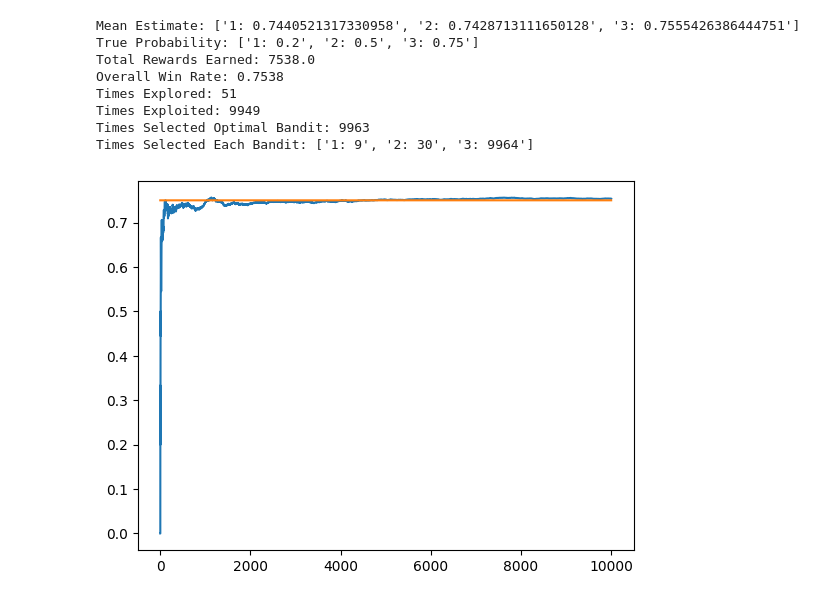
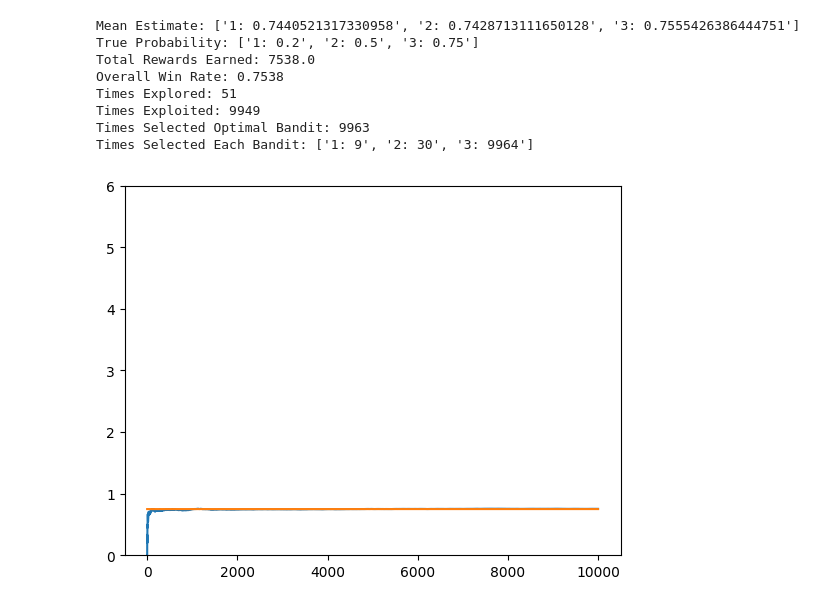
Before and after one commit to clrogers2/reinforcement-learning, a Jupyter notebook: notebooks/01_MultiArmBandit.ipynb, the cells around one changed output. Saved outputs shown, nothing was run; the diff lists cells and outputs as text; code cells hidden in the pictures.

Commit message:
Add TODO to investigate possible bug.
My plot of results doesn't match what I expect should happen.

```diff
--- a/notebooks/01_MultiArmBandit.ipynb
+++ b/notebooks/01_MultiArmBandit.ipynb
@@ -136,6 +136,6 @@ Times Exploited: 9949
 Times Selected Optimal Bandit: 9963
 Times Selected Each Bandit: ['1: 9', '2: 30', '3: 9964']
 # %%
-mab_oiv.plot_results()
+mab_oiv.plot_results(y_max=6)
 # %% [output]
-[figure, old version]
+[figure, new version]
```
Also changed, not shown: parts of 1 cell of this notebook, 1 other file.
